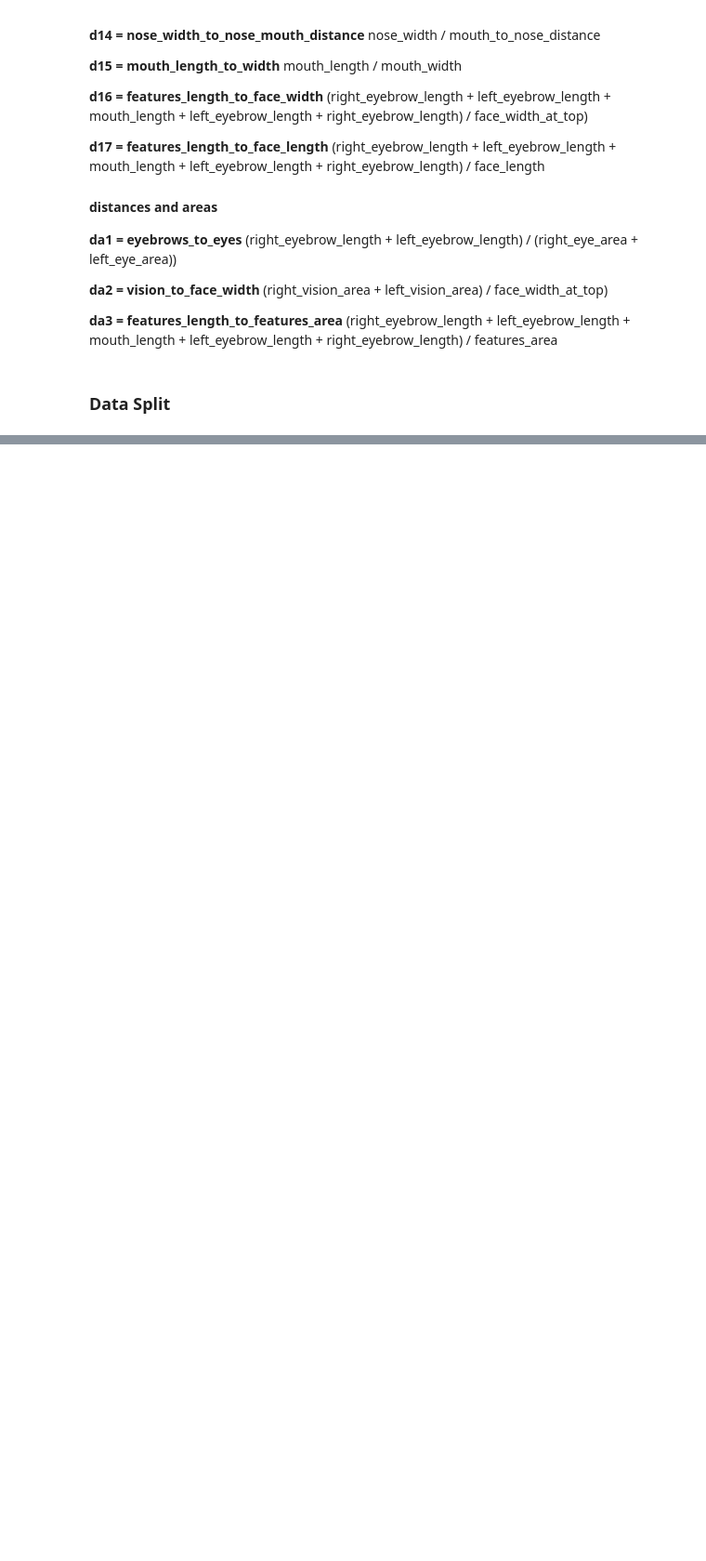
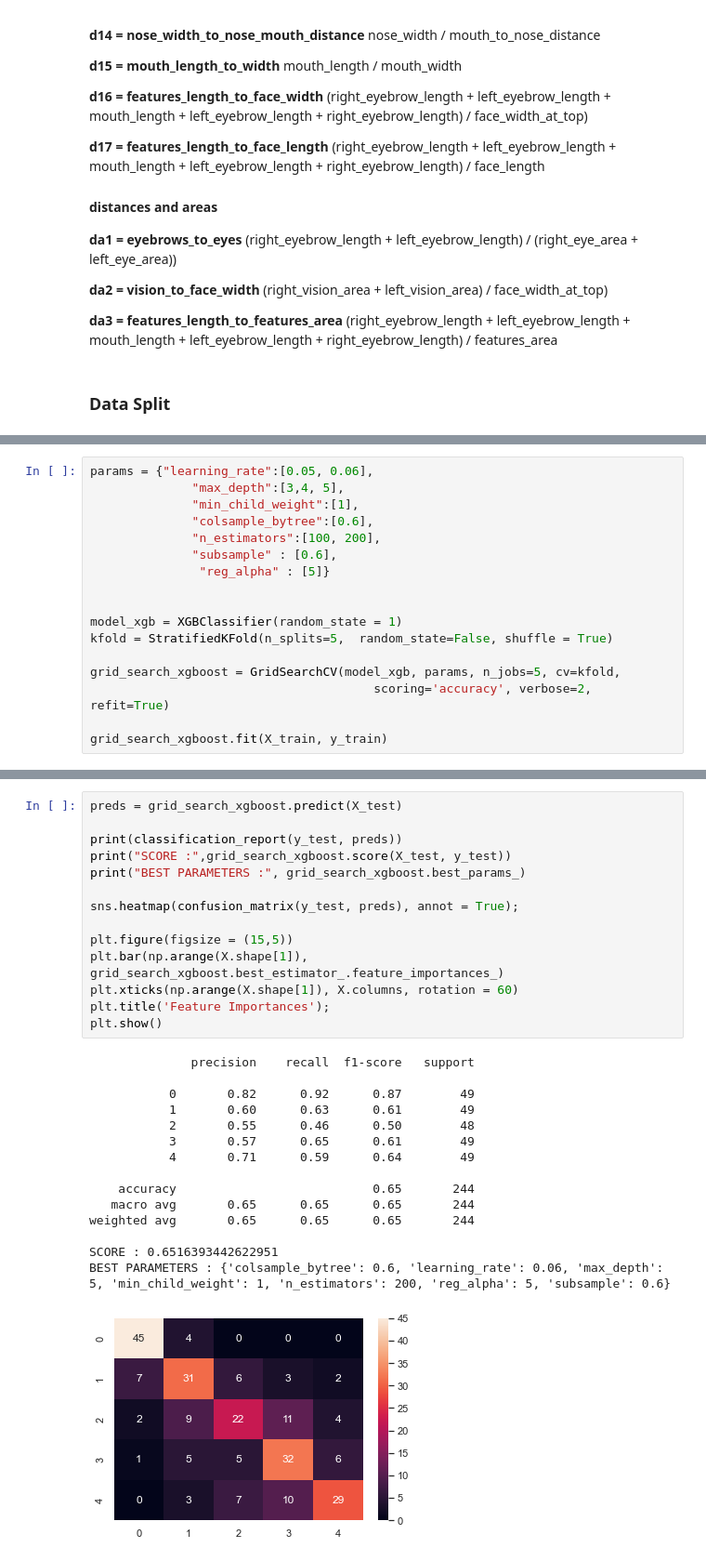
Before and after one commit to lewszykkonrad/landmarks, a Jupyter notebook: face_landmarks/score_prediction.ipynb, the cells around one changed output, grey strips where cells are left out. Shown at 93% size. Cells and saved outputs as stored; diff of their text form; blank space fills up the shorter version.

```diff
--- a/face_landmarks/score_prediction.ipynb
+++ b/face_landmarks/score_prediction.ipynb
@@ -299,0 +317,17 @@ Name: rating, dtype: int64
+# %%
+params = {"learning_rate":[0.05, 0.06],
+              "max_depth":[3,4, 5],
+              "min_child_weight":[1],
+              "colsample_bytree":[0.6],
+              "n_estimators":[100, 200],
+              "subsample" : [0.6],
+               "reg_alpha" : [5]}
+
+
+model_xgb = XGBClassifier(random_state = 1)
+kfold = StratifiedKFold(n_splits=5,  random_state=False, shuffle = True)
+
+grid_search_xgboost = GridSearchCV(model_xgb, params, n_jobs=5, cv=kfold,
+                                       scoring='accuracy', verbose=2, refit=True)
+
+grid_search_xgboost.fit(X_train, y_train)
@@ -299,0 +353,30 @@ Name: rating, dtype: int64
+# %%
+preds = grid_search_xgboost.predict(X_test)
+
+print(classification_report(y_test, preds))
+print("SCORE :",grid_search_xgboost.score(X_test, y_test))
+print("BEST PARAMETERS :", grid_search_xgboost.best_params_)
+
+sns.heatmap(confusion_matrix(y_test, preds), annot = True);
+
+plt.figure(figsize = (15,5))
+plt.bar(np.arange(X.shape[1]), grid_search_xgboost.best_estimator_.feature_importances_)
+plt.xticks(np.arange(X.shape[1]), X.columns, rotation = 60)
+plt.title('Feature Importances');
+plt.show()
+# %% [output]
+              precision    recall  f1-score   support
+
+           0       0.82      0.92      0.87        49
+           1       0.60      0.63      0.61        49
+           2       0.55      0.46      0.50        48
+           3       0.57      0.65      0.61        49
+           4       0.71      0.59      0.64        49
+
+    accuracy                           0.65       244
+   macro avg       0.65      0.65      0.65       244
+weighted avg       0.65      0.65      0.65       244
+
+SCORE : 0.6516393442622951
+BEST PARAMETERS : {'colsample_bytree': 0.6, 'learning_rate': 0.06, 'max_depth': 5, 'min_child_weight': 1, 'n_estimators': 200, 'reg_alpha': 5, 'subsample': 0.6}
+[figure, added]
```
Also changed, not shown: parts of 18 cells of this notebook, 4 other files.
